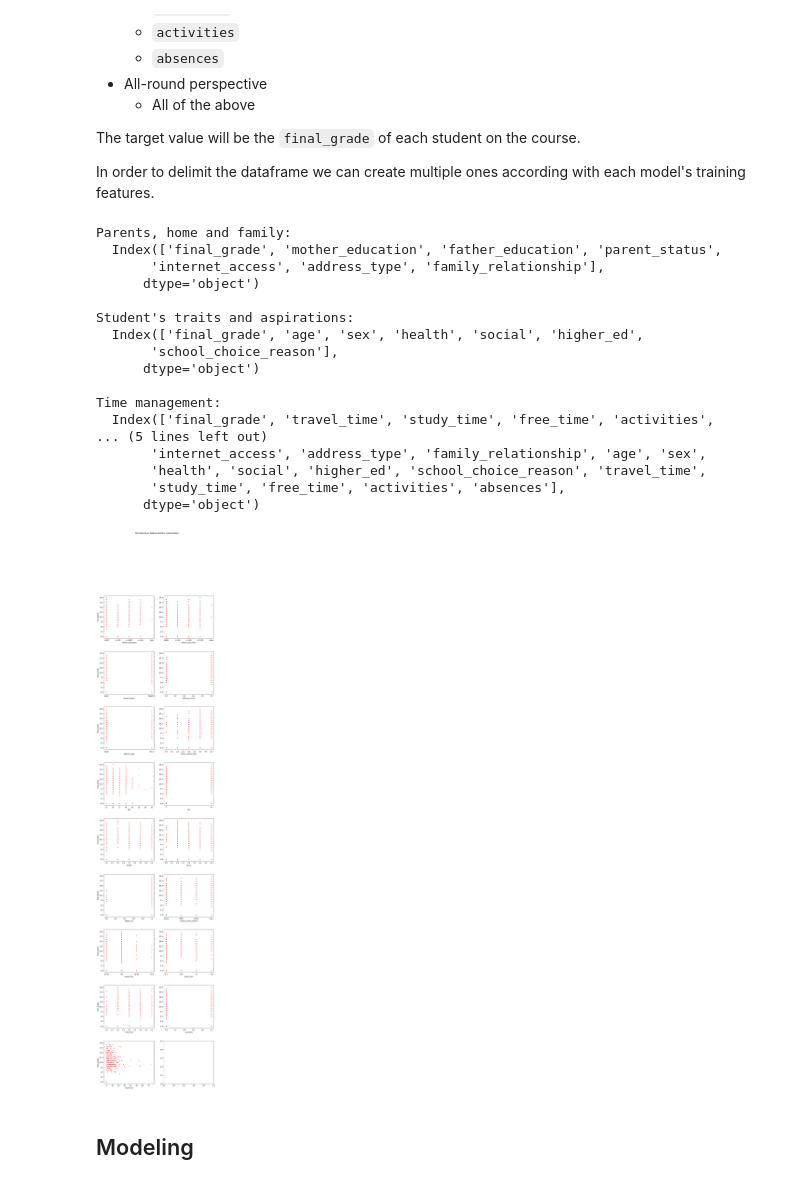
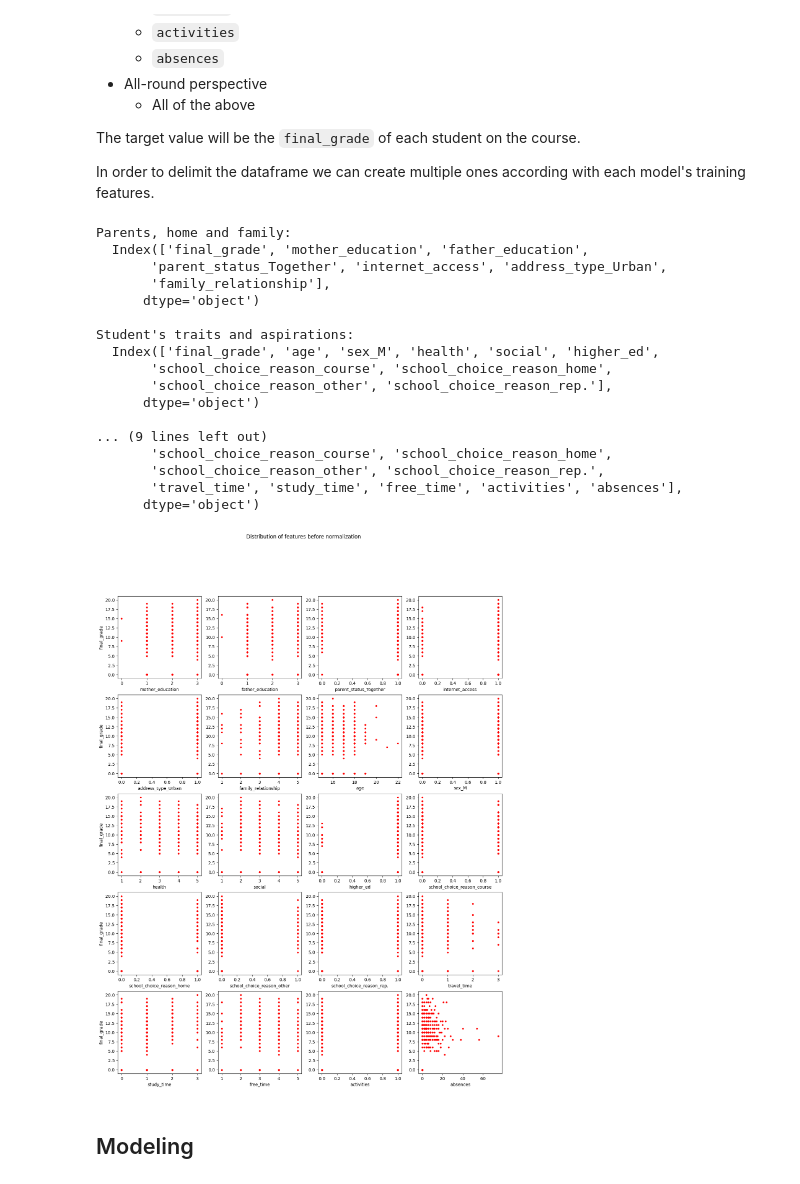
Before and after one commit to ferDMS/MOOCS, a Jupyter notebook: Supervised Machine Learning Regression and Classification/cw2.ipynb, the cells around one changed output. Saved outputs shown, nothing was run; the diff lists cells and outputs as text; code cells hidden in the pictures.

Commit message:
Finish Data Preprocessing

```diff
--- a/Supervised Machine Learning Regression and Classification/cw2.ipynb
+++ b/Supervised Machine Learning Regression and Classification/cw2.ipynb
@@ -232,0 +219,10 @@ max     75.000000   19.000000   19.000000    20.000000
+# %%
+enc = OneHotEncoder(drop='first')
+cols_be = ['school', 'sex', 'address_type', 'family_size', 'parent_status']
+np_be = enc.fit_transform(df[cols_be]).toarray()
+# Update the columns to column_category
+cols_be_new = enc.get_feature_names_out()
+# Convert numpy 2D array returned value into pandas DataFrame with column labels
+df_be = pd.DataFrame(np_be, columns=cols_be_new)
+
+getUnique(df_be)
@@ -232,0 +235,8 @@ max     75.000000   19.000000   19.000000    20.000000
+# %%
+cols = cols_oe + cols_ohe + cols_be
+df.drop(columns=cols, inplace=True)
+for df_i in [df_oe, df_ohe, df_be]:
+    df = df.join(df_i, how='inner')
+
+# pd.set_option('display.max_columns', 20)
+getUnique(df).head(6)
@@ -243,5 +277,3 @@ Finally, we update the original DataFrame `df` with the feature engineering and
-# %%
-df[cols_oe] = df_oe
 # %% [markdown]
 ## Data Selection
 
@@ -276,8 +308,8 @@ The target value will be the `final_grade` of each student on the course.
 
 In order to delimit the dataframe we can create multiple ones according with each model's training features.
 # %%
-df_home = df[['final_grade', 'mother_education', 'father_education', 'parent_status', 'internet_access', 'address_type', 'family_relationship']]
-df_stud = df[['final_grade', 'age', 'sex', 'health', 'social', 'higher_ed', 'school_choice_reason']]
+df_home = df[['final_grade', 'mother_education', 'father_education', 'parent_status_Together', 'internet_access', 'address_type_Urban', 'family_relationship']]
+df_stud = df[['final_grade', 'age', 'sex_M', 'health', 'social', 'higher_ed', 'school_choice_reason_course', 'school_choice_reason_home',	'school_choice_reason_other', 'school_choice_reason_rep.']]
 df_time = df[['final_grade', 'travel_time', 'study_time', 'free_time', 'activities', 'absences']]
 df_all = pd.concat([df_home, df_stud, df_time], axis=0, ignore_index=True)
 
@@ -287,52 +319,52 @@ print(f"Time management:\n  {df_time.columns}\n")
 print(f"All-round perspective:\n  {df_all.columns}")
 # %% [output]
 Parents, home and family:
-  Index(['final_grade', 'mother_education', 'father_education', 'parent_status',
-       'internet_access', 'address_type', 'family_relationship'],
+  Index(['final_grade', 'mother_education', 'father_education',
+       'parent_status_Together', 'internet_access', 'address_type_Urban',
+       'family_relationship'],
       dtype='object')
 
 Student's traits and aspirations:
-  Index(['final_grade', 'age', 'sex', 'health', 'social', 'higher_ed',
-       'school_choice_reason'],
+  Index(['final_grade', 'age', 'sex_M', 'health', 'social', 'higher_ed',
+       'school_choice_reason_course', 'school_choice_reason_home',
+       'school_choice_reason_other', 'school_choice_reason_rep.'],
       dtype='object')
 
-Time management:
-  Index(['final_grade', 'travel_time', 'study_time', 'free_time', 'activities',
-... (5 lines left out)
-       'internet_access', 'address_type', 'family_relationship', 'age', 'sex',
-       'health', 'social', 'higher_ed', 'school_choice_reason', 'travel_time',
-       'study_time', 'free_time', 'activities', 'absences'],
+... (9 lines left out)
+       'school_choice_reason_course', 'school_choice_reason_home',
+       'school_choice_reason_other', 'school_choice_reason_rep.',
+       'travel_time', 'study_time', 'free_time', 'activities', 'absences'],
       dtype='object')
 # %%
 import matplotlib.pyplot as plt
 import math
 # Update the number of total features: fields - target
 n = len(df_all.columns) - 1
 
 # Subplot shape
-n_cols = 2
+n_cols = 4
 n_rows = math.ceil(n/n_cols)
 
 # Prepare labels to select x and y arrays for plotting
 features = df_all.columns.drop('final_grade')
 target = 'final_grade'
 n_plotted = 0  # Number of graphs plotted when iteration starts; index for features list
 
 # Create the subplots and assign to each axis a plot of feature_i vs final_grade
-fig,ax = plt.subplots(n_rows, n_cols, figsize=(n_cols*6, n_rows*6), gridspec_kw={'hspace': 0.3})
+fig,ax = plt.subplots(n_rows, n_cols, figsize=(n_cols*4, n_rows*4))
 for row in range(n_rows):
     for col in range(n_cols):
         if (n_plotted < n):
             i = n_cols*row + col
             ax[row, col].scatter(df[features[i]], df[target], marker='.', c='r')
             ax[row, col].set_xlabel(features[i])
             if col == 0:
                 ax[row, col].set_ylabel(target)
             n_plotted += 1
 fig.suptitle("Distribution of features before normalization")
 plt.show()
 # %% [output]
-[figure, old version]
+[figure, new version]
 # %% [markdown]
 ## Modeling
 # %% [markdown]
```
Also changed, not shown: parts of 19 cells of this notebook.
